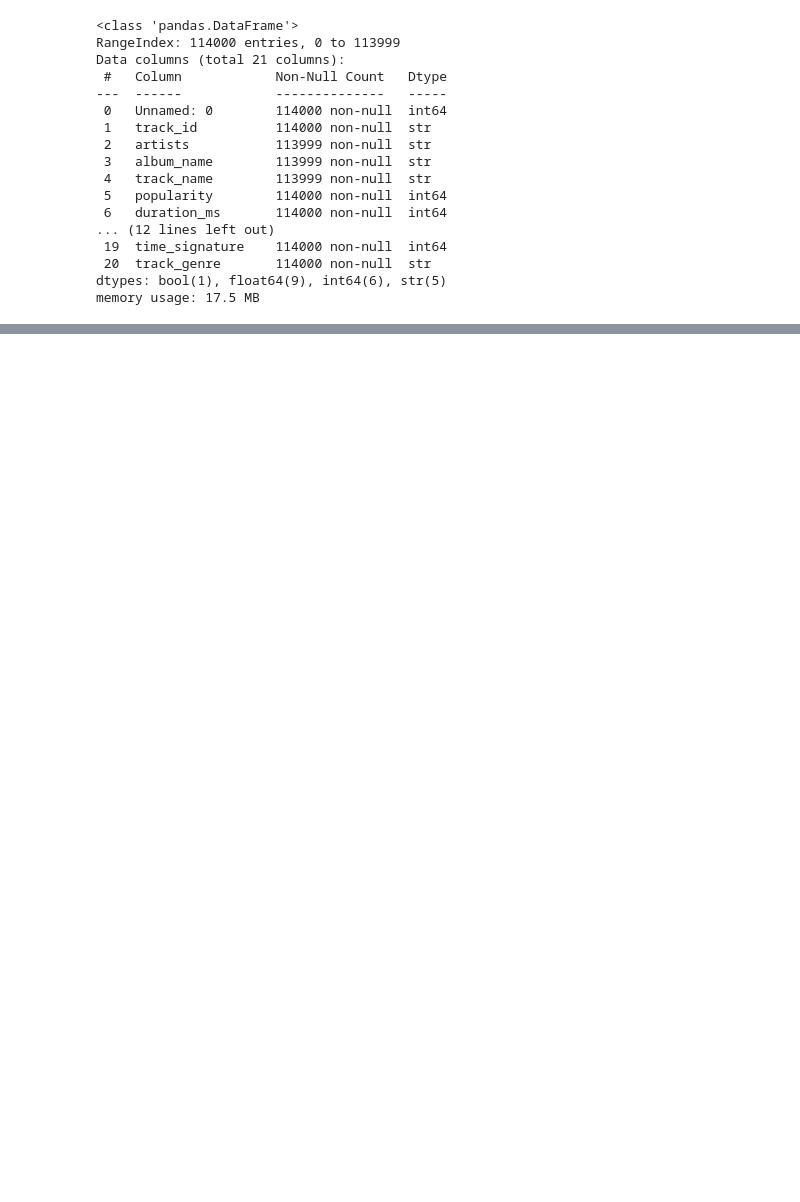
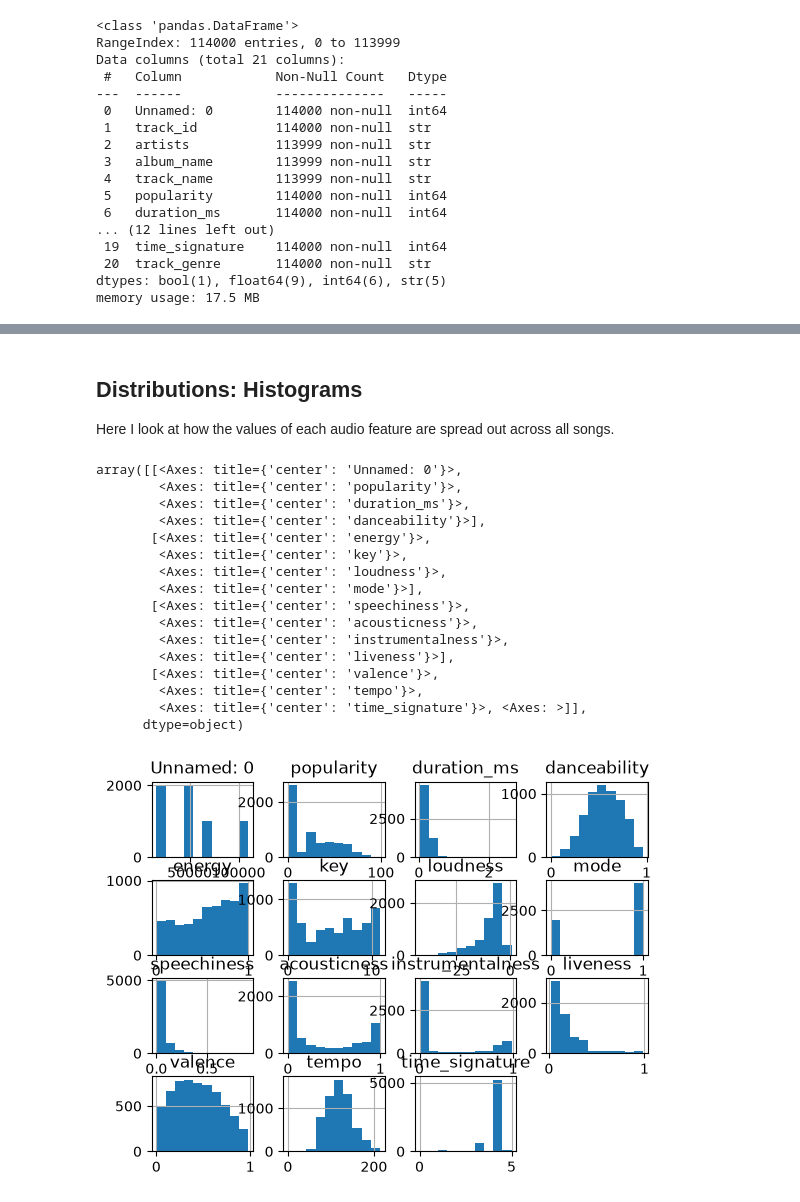
Before and after one commit to ehsamjo12/spotify-genre-classifier, a Jupyter notebook: notebooks/spotify_genre_classification.ipynb, the cells around one changed output, grey strips where cells are left out. Drawn from its saved outputs; the diff is of its cells as text; code cells hidden in the pictures; blank space fills up the shorter version.

```diff
--- a/notebooks/spotify_genre_classification.ipynb
+++ b/notebooks/spotify_genre_classification.ipynb
@@ -432,0 +551,6 @@ pd.crosstab(df['track_genre'], df['key'])
+# %%
+# Keep only the six chosen genres
+df = df[df['track_genre'].isin(genres)]
+
+print(f"Rows left: {len(df)}")
+print(df['track_genre'].value_counts())
@@ -432,0 +608,24 @@ pd.crosstab(df['track_genre'], df['key'])
+# %% [markdown]
+## Distributions: Histograms
+
+Here I look at how the values of each audio feature are spread out across all songs.
+# %%
+df.hist()
+# %% [output]
+array([[<Axes: title={'center': 'Unnamed: 0'}>,
+        <Axes: title={'center': 'popularity'}>,
+        <Axes: title={'center': 'duration_ms'}>,
+        <Axes: title={'center': 'danceability'}>],
+       [<Axes: title={'center': 'energy'}>,
+        <Axes: title={'center': 'key'}>,
+        <Axes: title={'center': 'loudness'}>,
+        <Axes: title={'center': 'mode'}>],
+       [<Axes: title={'center': 'speechiness'}>,
+        <Axes: title={'center': 'acousticness'}>,
+        <Axes: title={'center': 'instrumentalness'}>,
+        <Axes: title={'center': 'liveness'}>],
+       [<Axes: title={'center': 'valence'}>,
+        <Axes: title={'center': 'tempo'}>,
+        <Axes: title={'center': 'time_signature'}>, <Axes: >]],
+      dtype=object)
+[figure, added]
```
Also changed, not shown: parts of 172 cells of this notebook.
